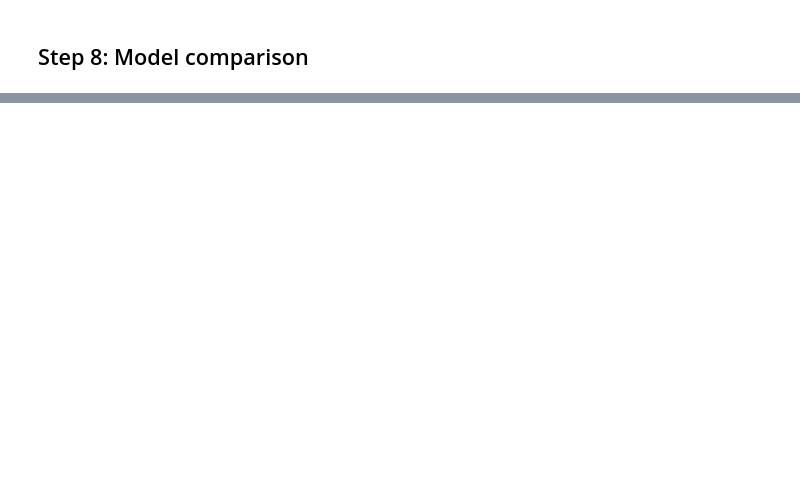
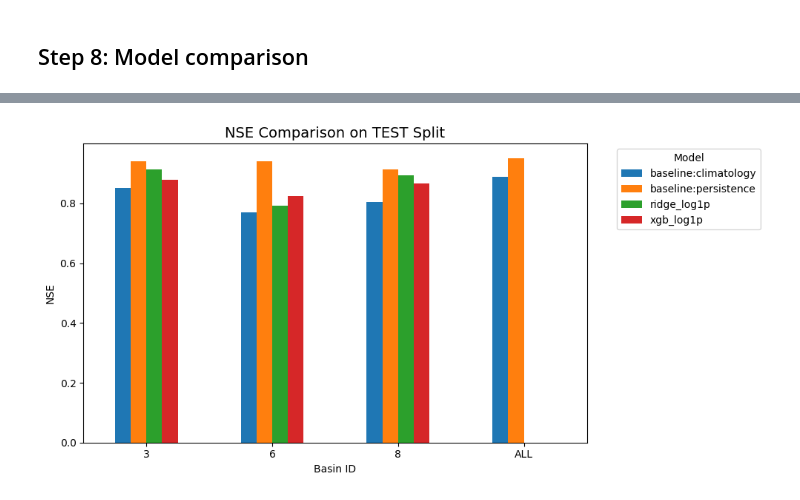
Before and after one commit to QingfangLiu/bhutan_climate_modeling, a Jupyter notebook: code/modeling/riverine_flood_model/StageE_train_models_daily.ipynb, the cells around one changed output, grey strips where cells are left out. Saved outputs shown, nothing was run; the diff lists cells and outputs as text; code cells hidden in the pictures; blank space fills up the shorter version.

```diff
--- a/code/modeling/riverine_flood_model/StageE_train_models_daily.ipynb
+++ b/code/modeling/riverine_flood_model/StageE_train_models_daily.ipynb
@@ -1313,0 +1049,21 @@ Wrote /Users/qingfangliu/bhutan_climate_modeling/data/modeling/reports/figs/resi
+# %%
+# Save with directory creation
+import os
+
+reports_folder = "data/modeling/reports"
+
+# Create directory if it doesn't exist
+os.makedirs(os.path.join(PROJECT_ROOT, reports_folder), exist_ok=True)
+
+parquet_path = os.path.join(PROJECT_ROOT, reports_folder, "stageE_metrics_all.parquet")
+csv_path = os.path.join(PROJECT_ROOT, reports_folder, "stageE_metrics_all.csv")
+
+metrics_all['basin_id'] = metrics_all['basin_id'].astype(str)
+
+try:
+    metrics_all.to_parquet(parquet_path, index=False)
+    metrics_all.to_csv(csv_path, index=False)
+    print(f"Saved metrics to {os.path.basename(parquet_path)} and {os.path.basename(csv_path)}")
+except Exception as e:
+    print(f"Error saving files: {e}")
+    raise
@@ -1313,0 +1073,21 @@ Wrote /Users/qingfangliu/bhutan_climate_modeling/data/modeling/reports/figs/resi
+# %%
+# Load if starting fresh
+# metrics_all = pd.read_parquet("stage8_metrics_all.parquet")
+
+# Filter to TEST split only
+test_metrics = metrics_all[metrics_all["split"] == "test"]
+
+# Pivot to wide format for plotting
+plot_df = test_metrics.pivot_table(index="basin_id", columns="model_key", values="nse", aggfunc="first")
+
+# Plot as bar chart
+plot_df.plot(kind="bar", figsize=(10, 5))
+plt.title("NSE Comparison on TEST Split", fontsize=14)
+plt.ylabel("NSE")
+plt.xlabel("Basin ID")
+plt.xticks(rotation=0)
+plt.legend(title="Model", bbox_to_anchor=(1.05, 1), loc="upper left")
+plt.tight_layout()
+plt.show()
+# %% [output]
+[figure, added]
```
Also changed, not shown: parts of 51 cells of this notebook, 8 other files.
